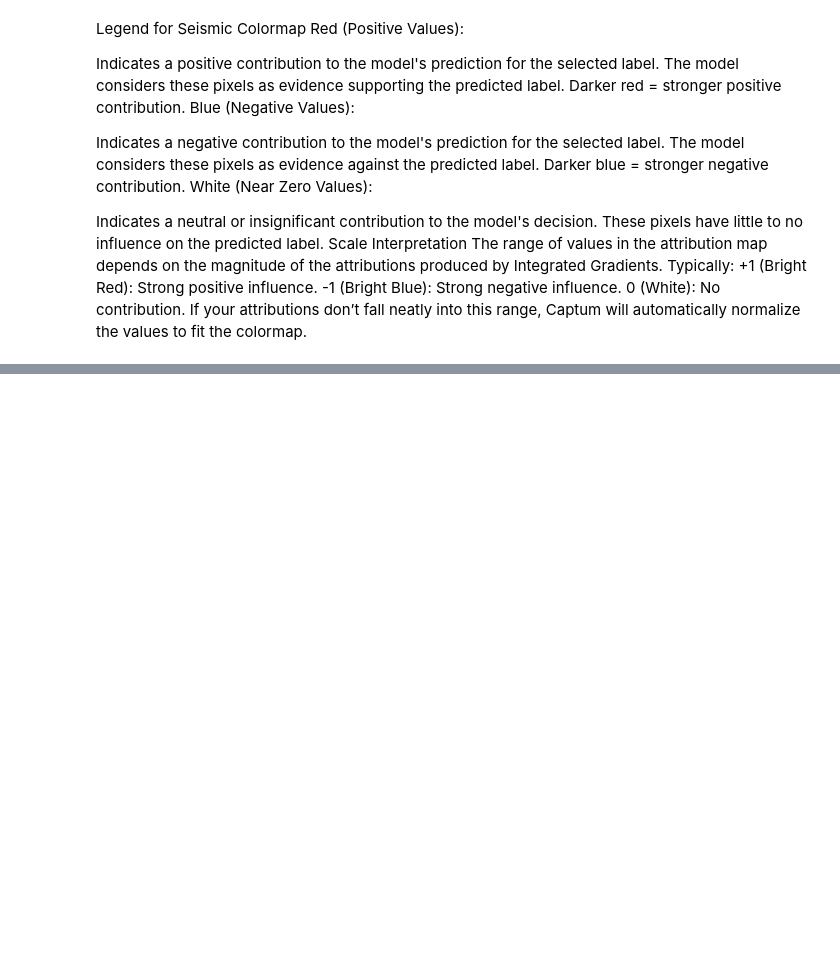
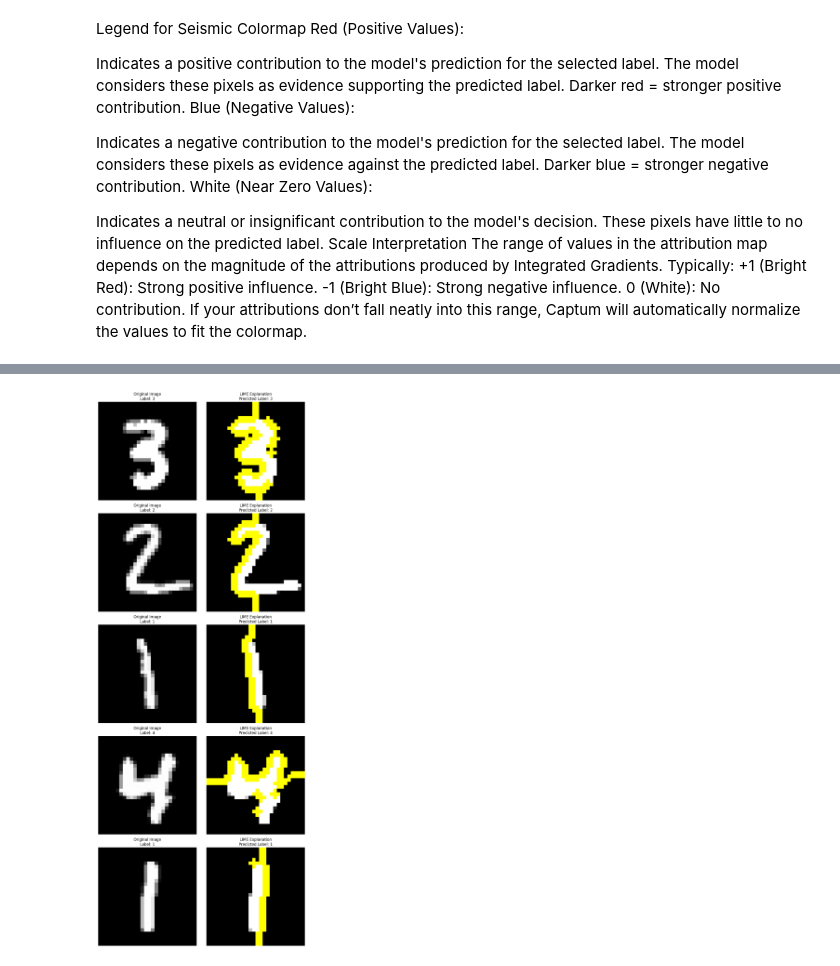
Before and after one commit to Ggenoni/SENN, a Jupyter notebook: training_SNEE.ipynb, the cells around one changed output, grey strips where cells are left out. Saved outputs shown, nothing was run; the diff lists cells and outputs as text; code cells hidden in the pictures; blank space fills up the shorter version.

```diff
--- a/training_SNEE.ipynb
+++ b/training_SNEE.ipynb
@@ -435,0 +526,86 @@ import random
+# %%
+import random
+import numpy as np
+import torch
+from skimage.color import gray2rgb, rgb2gray
+from skimage.segmentation import mark_boundaries
+import matplotlib.pyplot as plt
+from lime import lime_image
+
+# Number of random samples to analyze
+num_samples = 5
+
+# Get one batch from the test DataLoader
+data_iter = iter(mnist_test_dl)
+images, labels = next(data_iter)  # Images: (batch_size, 1, 28, 28), Labels: (batch_size)
+
+# Select random indices for the samples
+random_indices = random.sample(range(images.size(0)), num_samples)
+
+def predict_function(images):
+    """
+    Prediction function for LIME.
+    Takes RGB images, converts them to grayscale, and returns probabilities.
+    """
+    # Convert RGB (3 channels) to grayscale (1 channel)
+    grayscale_images = np.array([rgb2gray(image) for image in images])  # Shape: (batch_size, H, W)
+
+    # Add the channel dimension for PyTorch model compatibility
+    grayscale_images = np.expand_dims(grayscale_images, axis=1)  # Shape: (batch_size, 1, H, W)
+
+    # Normalize images
+    images_tensor = torch.tensor(grayscale_images).float()
+    images_tensor = (images_tensor - 0.1307) / 0.3081  # MNIST normalization
+
+    # Pass through the model
+    with torch.no_grad():
+        outputs = mnist_SENN(images_tensor)  # Assuming the model is mnist_SENN
+        logits = outputs[0]  # Assuming the first element contains the logits
+
+    return logits.softmax(dim=1).numpy()  # Convert logits to probabilities
+
+# Initialize the LIME Image Explainer
+explainer = lime_image.LimeImageExplainer()
+
+# Initialize the figure
+fig, axes = plt.subplots(num_samples, 2, figsize=(10, 5 * num_samples))
+
+for i, random_index in enumerate(random_indices):
+    # Select the image and label at the random index
+    sample_image = images[random_index].squeeze(0).numpy()  # Convert to 2D array
+    sample_label = labels[random_index].item()  # Get label as integer
+
+    # Convert grayscale image to RGB
+    sample_image_rgb = gray2rgb(sample_image)  # Convert grayscale to RGB (HxWxC)
+
+    # Generate explanation
+    explanation = explainer.explain_instance(
+        image=sample_image_rgb,  # The input image
+        classifier_fn=predict_function,  # The prediction function
+        top_labels=1,  # Number of classes to explain
+        hide_color=0,  # Color for "hidden" pixels
+        num_samples=1000  # Number of perturbations
+    )
+
+    # Get the explanation mask
+    temp, mask = explanation.get_image_and_mask(
+        label=explanation.top_labels[0],
+        positive_only=False,
+        num_features=10,
+        hide_rest=False
+    )
+
+    # Plot the true image
+    axes[i, 0].imshow(sample_image, cmap='gray')
+    axes[i, 0].set_title(f"Original Image\nLabel: {sample_label}")
+    axes[i, 0].axis('off')
+
+    # Plot the LIME explanation
+    axes[i, 1].imshow(mark_boundaries(sample_image_rgb, mask))
+    axes[i, 1].set_title(f"LIME Explanation\nPredicted Label: {explanation.top_labels[0]}")
+    axes[i, 1].axis('off')
+
+# Adjust layout for better visualization
+plt.tight_layout()
+plt.show()
+# %% [output]
@@ -436,3 +617,4 @@ import random
+[figure, added]
 # %%
 # Get one batch from the test DataLoader
 data_iter = iter(mnist_test_dl)
```
Also changed, not shown: parts of 23 cells of this notebook.
